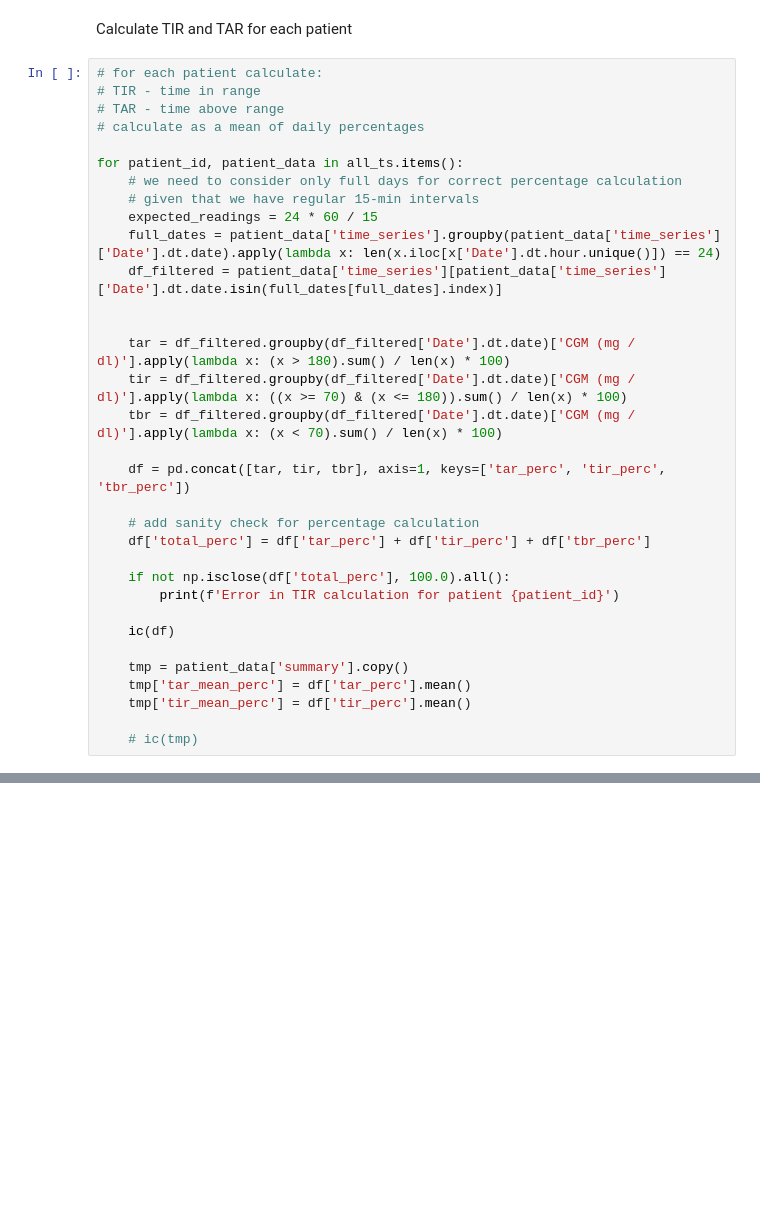
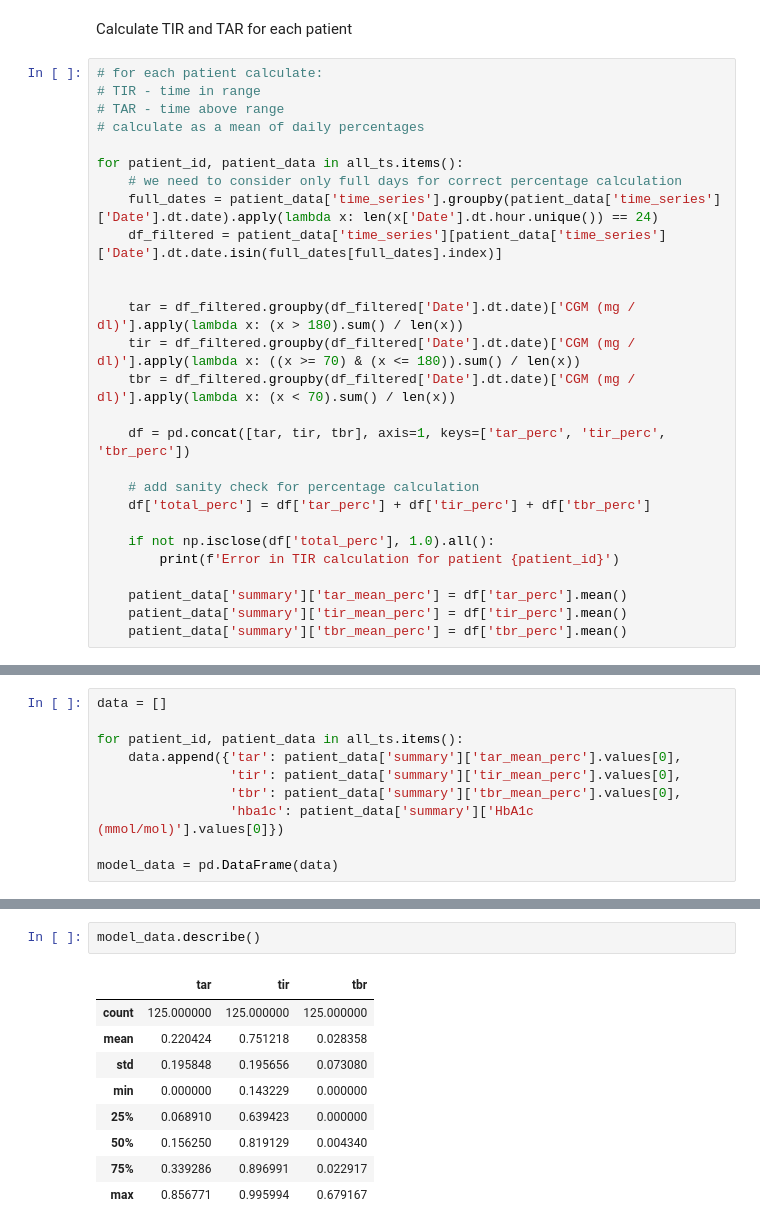
Before and after one commit to Aleks-cmyk/explore_diabetes_data, a Jupyter notebook: notebooks/00_eda.ipynb, the cells around one changed output, grey strips where cells are left out. Drawn from its saved outputs; the diff is of its cells as text; blank space fills up the shorter version.

```diff
--- a/notebooks/00_eda.ipynb
+++ b/notebooks/00_eda.ipynb
@@ -808,28 +877,22 @@ Calculate TIR and TAR for each patient
 
 for patient_id, patient_data in all_ts.items():
     # we need to consider only full days for correct percentage calculation
-    # given that we have regular 15-min intervals
-    expected_readings = 24 * 60 / 15
-    full_dates = patient_data['time_series'].groupby(patient_data['time_series']['Date'].dt.date).apply(lambda x: len(x.iloc[x['Date'].dt.hour.unique()]) == 24)
+    full_dates = patient_data['time_series'].groupby(patient_data['time_series']['Date'].dt.date).apply(lambda x: len(x['Date'].dt.hour.unique()) == 24)
     df_filtered = patient_data['time_series'][patient_data['time_series']['Date'].dt.date.isin(full_dates[full_dates].index)]
 
 
-    tar = df_filtered.groupby(df_filtered['Date'].dt.date)['CGM (mg / dl)'].apply(lambda x: (x > 180).sum() / len(x) * 100)
-    tir = df_filtered.groupby(df_filtered['Date'].dt.date)['CGM (mg / dl)'].apply(lambda x: ((x >= 70) & (x <= 180)).sum() / len(x) * 100)
-    tbr = df_filtered.groupby(df_filtered['Date'].dt.date)['CGM (mg / dl)'].apply(lambda x: (x < 70).sum() / len(x) * 100)
+    tar = df_filtered.groupby(df_filtered['Date'].dt.date)['CGM (mg / dl)'].apply(lambda x: (x > 180).sum() / len(x))
+    tir = df_filtered.groupby(df_filtered['Date'].dt.date)['CGM (mg / dl)'].apply(lambda x: ((x >= 70) & (x <= 180)).sum() / len(x))
+    tbr = df_filtered.groupby(df_filtered['Date'].dt.date)['CGM (mg / dl)'].apply(lambda x: (x < 70).sum() / len(x))
 
     df = pd.concat([tar, tir, tbr], axis=1, keys=['tar_perc', 'tir_perc', 'tbr_perc'])
 
     # add sanity check for percentage calculation
     df['total_perc'] = df['tar_perc'] + df['tir_perc'] + df['tbr_perc']
 
-    if not np.isclose(df['total_perc'], 100.0).all():
+    if not np.isclose(df['total_perc'], 1.0).all():
         print(f'Error in TIR calculation for patient {patient_id}')
 
-    ic(df)
-
-    tmp = patient_data['summary'].copy()
-    tmp['tar_mean_perc'] = df['tar_perc'].mean()
-    tmp['tir_mean_perc'] = df['tir_perc'].mean()
-
-    # ic(tmp)
+    patient_data['summary']['tar_mean_perc'] = df['tar_perc'].mean()
+    patient_data['summary']['tir_mean_perc'] = df['tir_perc'].mean()
+    patient_data['summary']['tbr_mean_perc'] = df['tbr_perc'].mean()
@@ -854,0 +899,10 @@ IndexError: positional indexers are out-of-bounds
+# %%
+data = []
+
+for patient_id, patient_data in all_ts.items():
+    data.append({'tar': patient_data['summary']['tar_mean_perc'].values[0],
+                 'tir': patient_data['summary']['tir_mean_perc'].values[0],
+                 'tbr': patient_data['summary']['tbr_mean_perc'].values[0],
+                 'hba1c': patient_data['summary']['HbA1c (mmol/mol)'].values[0]})
+
+model_data = pd.DataFrame(data)
@@ -854,0 +932,12 @@ IndexError: positional indexers are out-of-bounds
+# %%
+model_data.describe()
+# %% [output]
+|  | tar | tir | tbr |
+| count | 125.000000 | 125.000000 | 125.000000 |
+| mean | 0.220424 | 0.751218 | 0.028358 |
+| std | 0.195848 | 0.195656 | 0.073080 |
+| min | 0.000000 | 0.143229 | 0.000000 |
+| 25% | 0.068910 | 0.639423 | 0.000000 |
+| 50% | 0.156250 | 0.819129 | 0.004340 |
+| 75% | 0.339286 | 0.896991 | 0.022917 |
+| max | 0.856771 | 0.995994 | 0.679167 |
```
Also changed, not shown: parts of 12 cells of this notebook.
